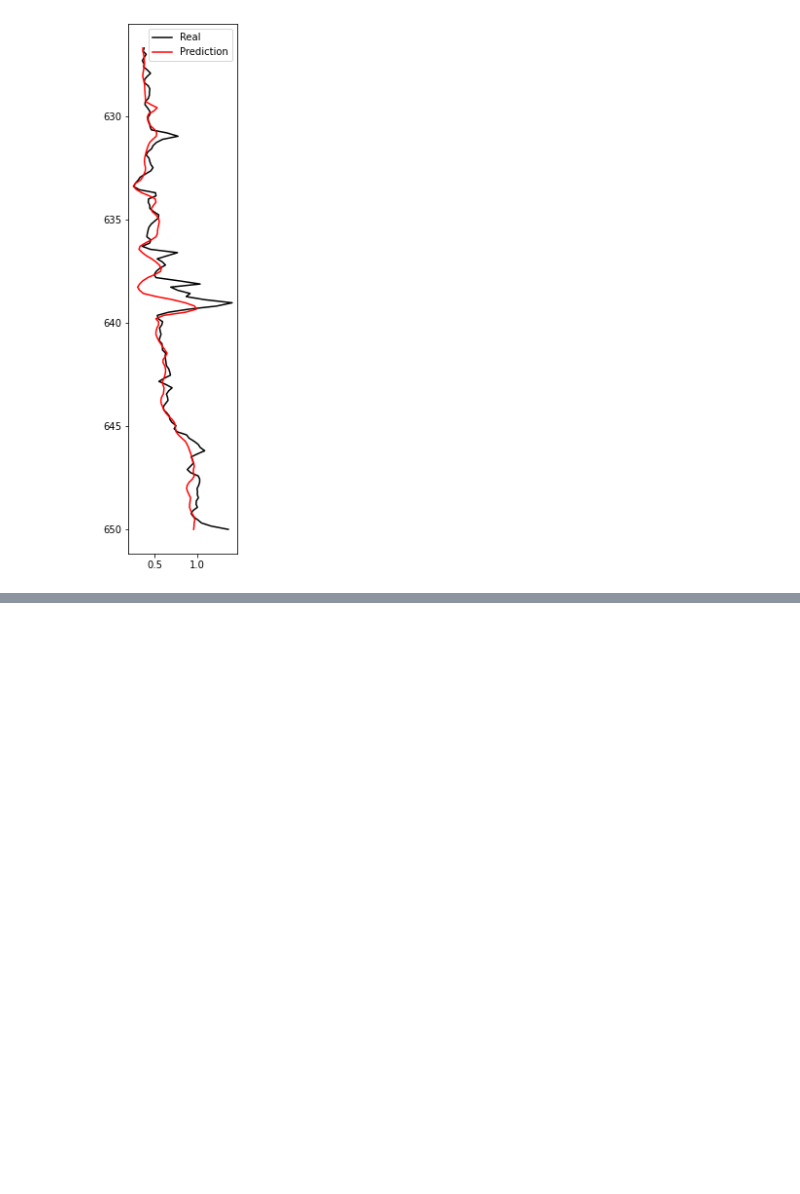
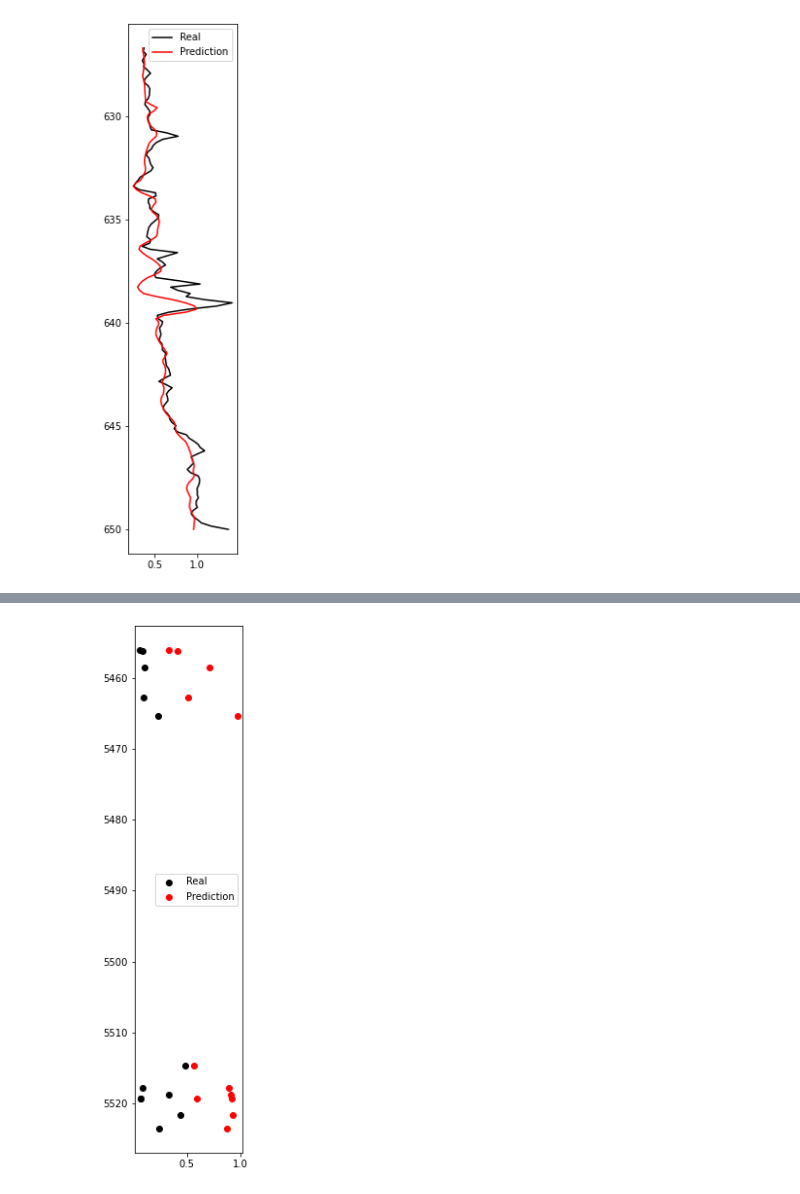
Before and after one commit to horaciosrf/masters_project, a Jupyter notebook: regression_horacio.ipynb, the cells around one changed output, grey strips where cells are left out. Cells and saved outputs as stored; diff of their text form; code cells hidden in the pictures; blank space fills up the shorter version.

Commit message:
scatter plot and .las added

```diff
--- a/regression_horacio.ipynb
+++ b/regression_horacio.ipynb
@@ -234,0 +242,4 @@ ax.invert_yaxis()
+# %%
+# Inicialmente vamos ler os dados
+dados2 = pd.read_csv('C:/Users/horac/Desktop/masters_project/dados2.csv',sep="\s+|\t+|\s+\t+|\t+\s+", engine='python')
+dados2
@@ -234,0 +260,7 @@ ax.invert_yaxis()
+# %%
+x2 = dados2[['PHI','RES']]
+y2 = dados2[['SW']] / 100
+
+x2[['RES']] = scaler.fit_transform(x2[['RES']])
+x2[['PHI']] = scaler.fit_transform(x2[['PHI']])
+#y2[['SW']] = scaler.fit_transform(y2[['SW']])
@@ -234,0 +285,3 @@ ax.invert_yaxis()
+# %%
+pred2 = model1.predict(x2)
+pred2, y2
@@ -234,0 +306,12 @@ ax.invert_yaxis()
+# %%
+plt.figure(figsize = (2, 10))
+
+plt.scatter(y2, dados2['DEPTH'], color = 'k')
+plt.scatter(pred2, dados2['DEPTH'], color = 'red')
+
+plt.legend(labels = [ 'Real','Prediction'])
+#plt.ylim(well1['Depth'][0],well1['Depth'][len(well1['Depth'])-1])
+ax = plt.gca()
+ax.invert_yaxis()
+# %% [output]
+[figure, added]
```
Also changed, not shown: parts of 8 cells of this notebook, 1 other file.
